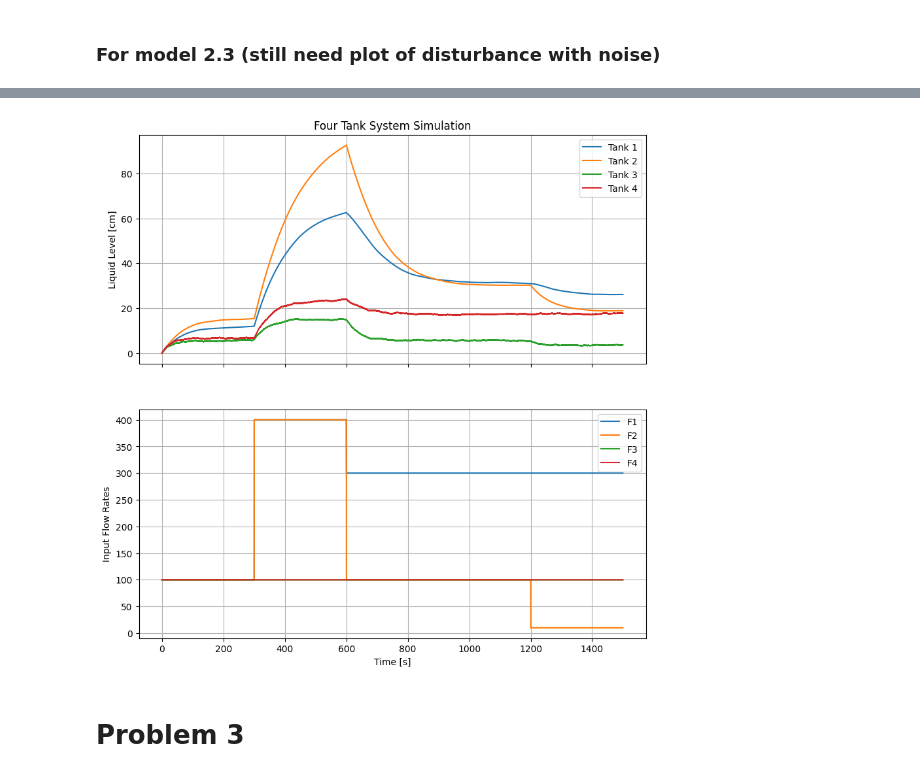
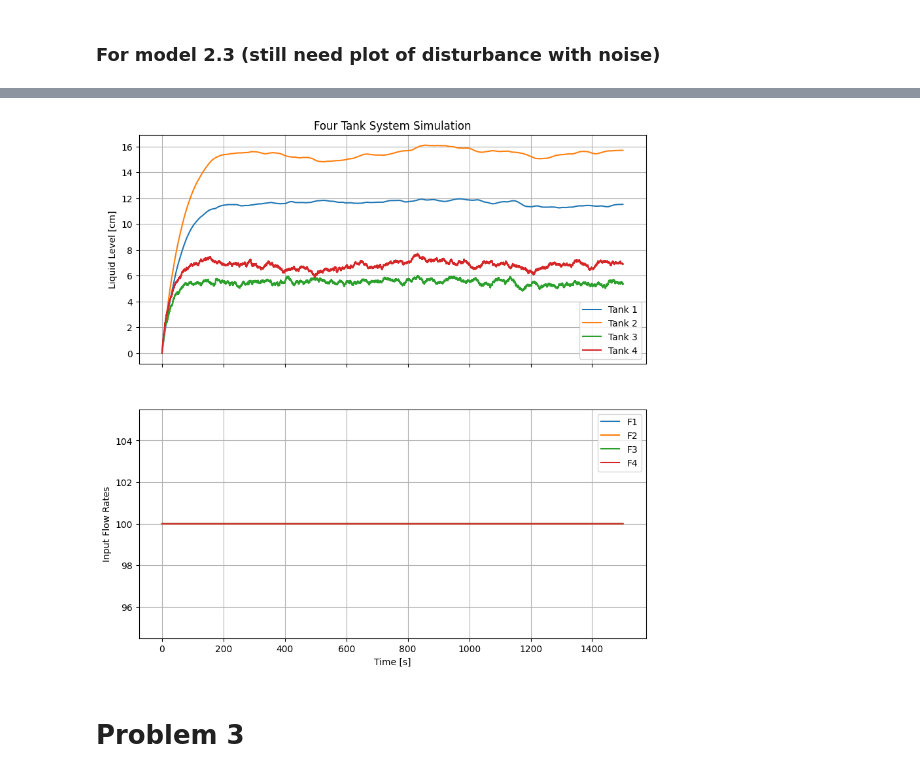
Before and after one commit to Comicboy/DTU_MPC, a Jupyter notebook: notebooks/Modified_FourTank.ipynb, the cells around one changed output, grey strips where cells are left out. Drawn from its saved outputs; the diff is of its cells as text; code cells hidden in the pictures.

```diff
--- a/Modified_FourTank.ipynb
+++ b/notebooks/Modified_FourTank.ipynb
@@ -89,27 +89,27 @@ x, y, z, T_all, X_all, H_all = fun.sim22(times, x0, u, d, p, noise_level=5)
 # %%
 # --- Time and Noise Setup ---
 times = np.array([0, 5, 10, 20, 25]) * 60  # in seconds
 dt = 0.01
 
 # --- Initial Conditions ---
 h10, h20, h30, h40 = 0.0, 0.0, 0.0, 0.0
 m10 = rho * A1 * h10
 m20 = rho * A2 * h20
 m30 = rho * A3 * h30
 m40 = rho * A4 * h40
 x0 = np.array([m10, m20, m30, m40])
 
 # --- Input Profiles ---
-F1 = np.array([100,400,300,300])
-F2 = np.array([100,400,100,10])
+F1 = np.array([100,100,100,100])
+F2 = np.array([100,100,100,100])
 F3 = np.array([100, 100, 100, 100])
 F4 = np.array([100, 100, 100, 100])
 u = np.array([F1, F2])
 d = np.array([F3, F4])
 
 x = fun.sim23(times, dt, x0, u, d, p, noise_level=20)
 # %% [output]
-[figure, old version]
+[figure, new version]
 # %% [markdown]
 # Problem 3
 # %% [markdown]
```
Also changed, not shown: parts of 3 cells of this notebook, 15 other files.
